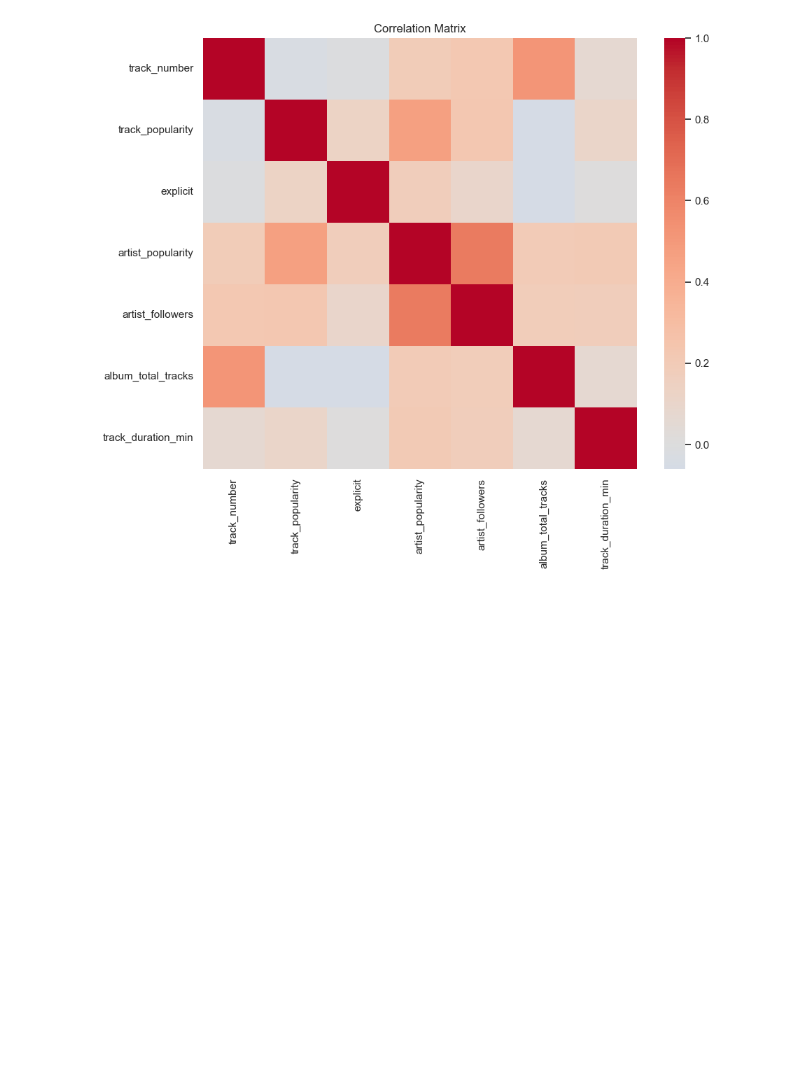
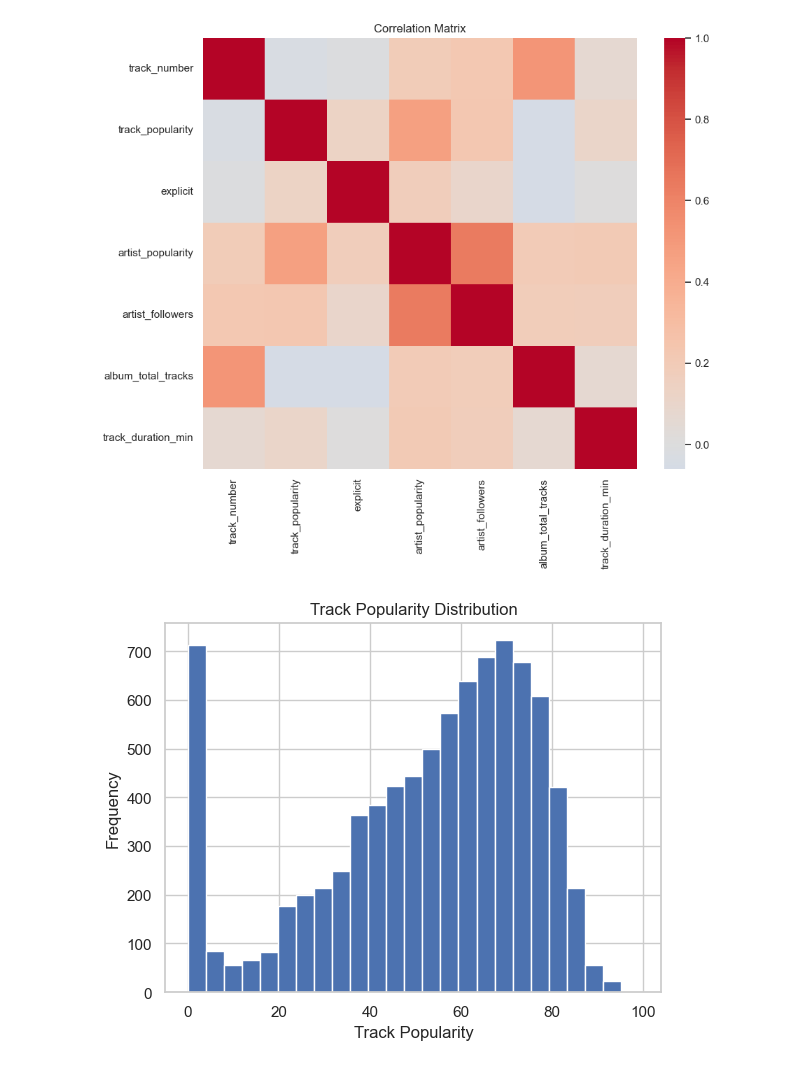
Before and after one commit to waltervogelmann/STAT486-Final-Project, a Jupyter notebook: notebooks/eda.ipynb, the cells around one changed output. Cells and saved outputs as stored; diff of their text form; code cells hidden in the pictures; blank space fills up the shorter version.

Commit message:
added eda plots for simple questions

```diff
--- a/notebooks/eda.ipynb
+++ b/notebooks/eda.ipynb
@@ -92,3 +92,15 @@ plt.title("Correlation Matrix")
 plt.show()
 # %% [output]
 [figure]
+# %%
+# Hist of Track Popularity
+spot_dat = df
+
+plt.figure()
+plt.hist(pd.to_numeric(spot_dat['track_popularity'], errors='coerce'), bins=25)
+plt.xlabel("Track Popularity")
+plt.ylabel("Frequency")
+plt.title("Track Popularity Distribution")
+plt.show()
+# %% [output]
+[figure, added]
```
Also changed, not shown: parts of 8 cells of this notebook.
